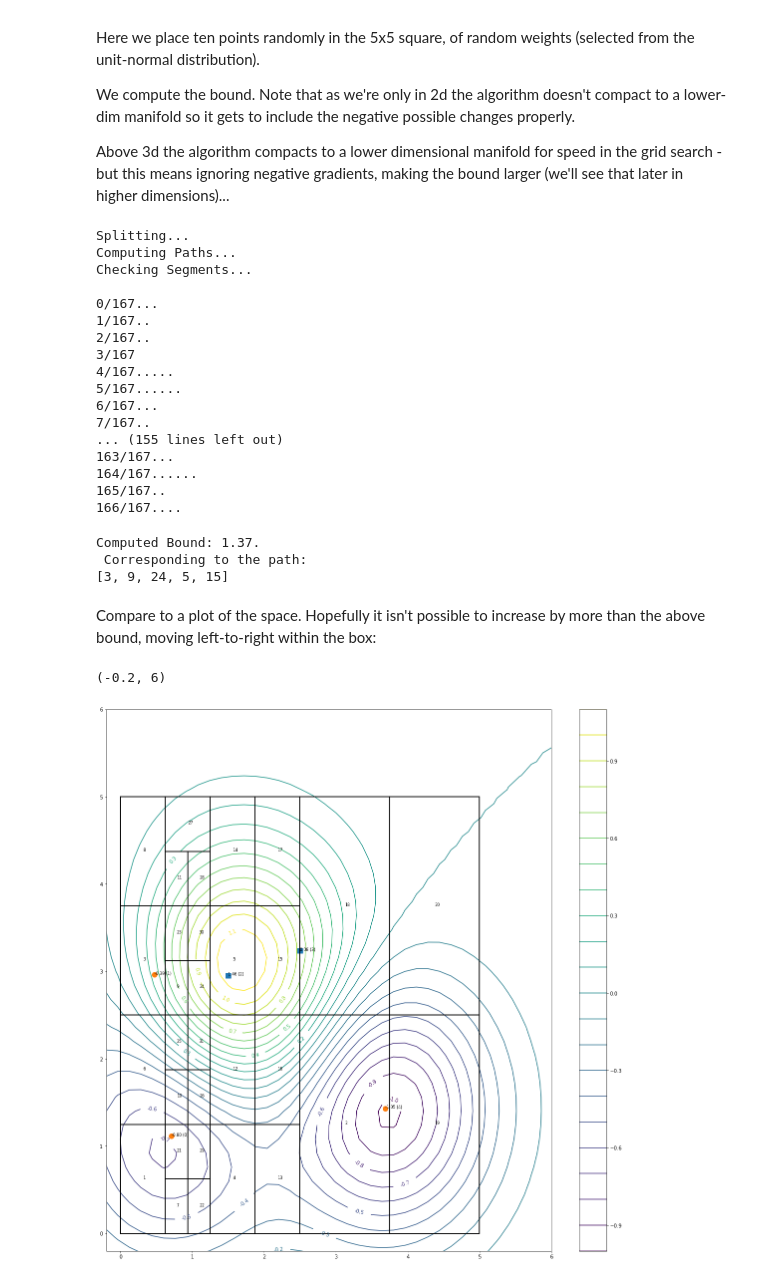
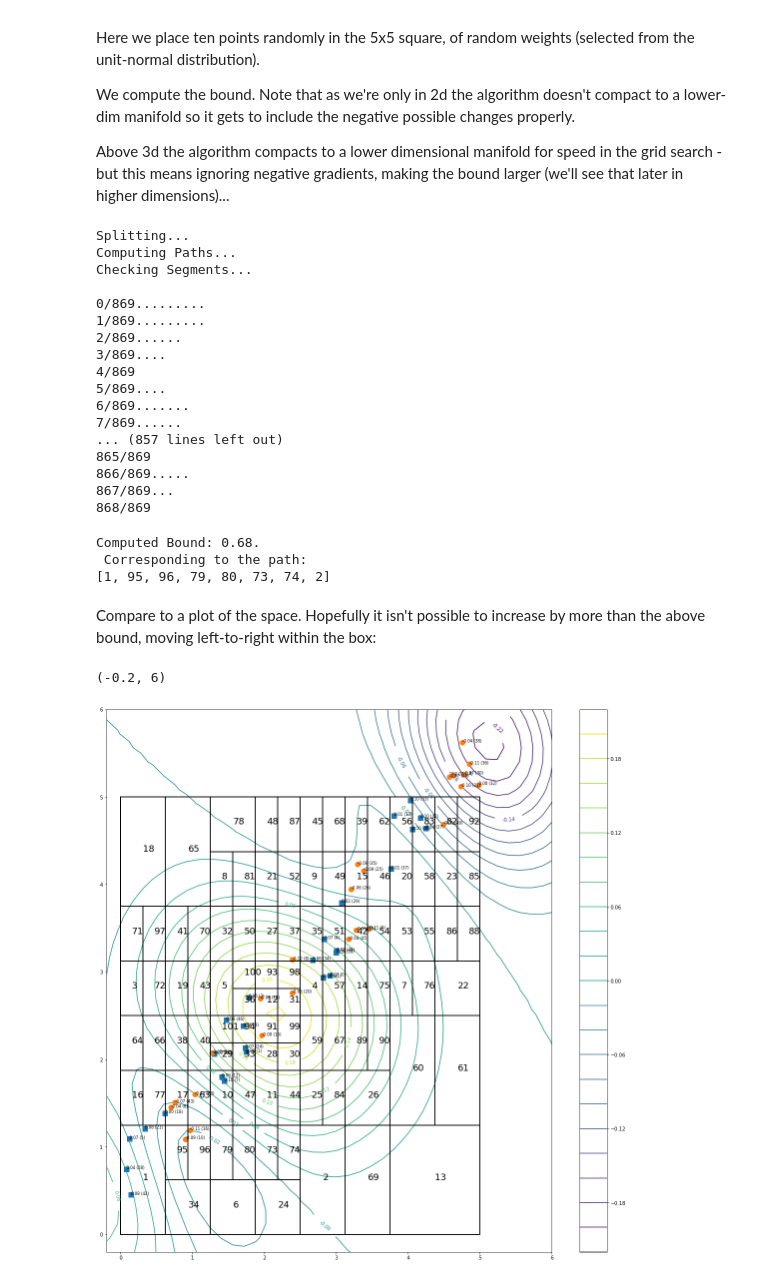
Before and after one commit to lionfish0/GPAdversarialBound, a Jupyter notebook: jupyter/New Version.ipynb, the cells around one changed output. Drawn from its saved outputs; the diff is of its cells as text; code cells hidden in the pictures.

```diff
--- a/jupyter/New Version.ipynb
+++ b/jupyter/New Version.ipynb
@@ -106,75 +106,87 @@ import numpy as np
 np.set_printoptions(suppress=True,precision=2)
 import matplotlib.pyplot as plt
 %matplotlib inline
-from GPAdversarialBound import compute_full_bound
+from GPAdversarialBound import compute_full_bound, zeromean_gaussian
 
 #set up lengthscale, hypercubes, etc...
-ls = 1.0
+ls = 1
 diff_dim = 0
 dims = 2
 cubesize = 5
-EQcentres = np.random.rand(5,dims)*5
-EQweights = np.random.randn(5)
+N = 50
+X = np.random.rand(N,dims)*5
+X[:,1] = X[:,0] + np.random.rand(N)*1
+Y = (np.sin(5*X[:,0])+0.2*np.random.randn(N))[:,None]
+#Y = np.abs(np.random.randn(N,1))
+#Y[X[:,0]<2.5,0] = -Y[X[:,0]<2.5,0] #simple signal - negative on one side of 2.5
+# %%
+sigma = 3.0
+gridspacing = 1
 # %%
-bound, hypercube_starts, hypercube_ends, maxseg = compute_full_bound(EQcentres,EQweights,ls,diff_dim,dims,cubesize,splitcount=30)
+splitcount = 100
+forceignorenegatives = False
+bound, hypercube_starts, hypercube_ends, maxseg, EQweights = compute_full_bound(X,Y,sigma,ls,diff_dim,dims,cubesize,gridspacing=gridspacing,splitcount=splitcount,forceignorenegatives=forceignorenegatives)
 # %% [output]
 Splitting...
 Computing Paths...
 Checking Segments...
 
-0/167...
-1/167..
-2/167..
-3/167
-4/167.....
-5/167......
-6/167...
-7/167..
-... (155 lines left out)
-163/167...
-164/167......
-165/167..
-166/167....
+0/869.........
+1/869.........
+2/869......
+3/869....
+4/869
+5/869....
+6/869.......
+7/869......
+... (857 lines left out)
+865/869
+866/869.....
+867/869...
+868/869
 # %%
-
 print("Computed Bound: %0.2f.\n Corresponding to the path:" % bound)
 print(maxseg)
+#2.57->5.88 by forcing us to ignore negatives...
 # %% [output]
-Computed Bound: 1.37.
+Computed Bound: 0.68.
  Corresponding to the path:
-[3, 9, 24, 5, 15]
+[1, 95, 96, 79, 80, 73, 74, 2]
 # %% [markdown]
 Compare to a plot of the space. Hopefully it isn't possible to increase by more than the above bound, moving left-to-right within the box:
 # %%
 from boundmixofgaussians import zeromean_gaussian_1d, zeromean_gaussian, findbound, PCA
 
 plt.figure(figsize=[20,20])
 xs = np.arange(-1,10,0.16)
 ys = np.arange(-1,10,0.16)
 mg = np.array(np.meshgrid(xs,ys))
 grid = np.array([mg[0].flatten(),mg[1].flatten()]).T
 v = np.zeros([len(xs),len(ys)])
-for eq,eqw in zip(EQcentres,EQweights):
+for eq,eqw in zip(X,EQweights):
     v += eqw*zeromean_gaussian(grid-eq,ls).reshape(len(xs),len(ys))
-CS = plt.contour(xs,ys,v,levels=np.arange(-3,3,0.1))
-plt.clabel(CS, inline=1, fontsize=10,fmt="%1.1f")
+CS = plt.contour(xs,ys,v,levels=np.arange(-20,20,0.02))
+plt.clabel(CS, inline=1, fontsize=10,fmt="%1.2f")
 plt.colorbar()
 
 
 
-plt.plot(EQcentres[EQweights>0,0],EQcentres[EQweights>0,1],'s',markersize=10,label='positive')
-plt.plot(EQcentres[EQweights<0,0],EQcentres[EQweights<0,1],'o',markersize=10,label='negative')
-for i, (c,w) in enumerate(zip(EQcentres,EQweights)):
+#plt.plot(X[EQweights>0,0],X[EQweights>0,1],'s',markersize=10,label='positive')
+#plt.plot(X[EQweights<0,0],X[EQweights<0,1],'o',markersize=10,label='negative')
+
+plt.plot(X[Y[:,0]>0,0],X[Y[:,0]>0,1],'s',markersize=10,label='positive')
+plt.plot(X[Y[:,0]<0,0],X[Y[:,0]<0,1],'o',markersize=10,label='negative')
+for i, (c,w) in enumerate(zip(X,EQweights)):
     plt.text(c[0],c[1],"%0.2f (%d)"%(w,i),fontsize=8)
 #plt.legend()
 
 for idx, (hypercube_start, hypercube_end) in enumerate(zip(hypercube_starts,hypercube_ends)):
     plt.plot([hypercube_start[0],hypercube_start[0],hypercube_end[0],hypercube_end[0],hypercube_start[0]],[hypercube_start[1],hypercube_end[1],hypercube_end[1],hypercube_start[1],hypercube_start[1]],'k-')
-    if idx>0: plt.text((hypercube_start[0]+hypercube_end[0])/2,(hypercube_start[1]+hypercube_end[1])/2,idx,fontsize=8)
+    if idx>0: plt.text((hypercube_start[0]+hypercube_end[0])/2,(hypercube_start[1]+hypercube_end[1])/2,idx,fontsize=18)
 
 plt.plot([0,0,5,5,0],[0,5,5,0,0],'k-')
 plt.xlim([-.2,6])
 plt.ylim([-.2,6])
 # %% [output]
 (-0.2, 6)
-[figure, old version]
+[figure, new version]
```
Also changed, not shown: parts of 21 cells of this notebook, 1 other file.
